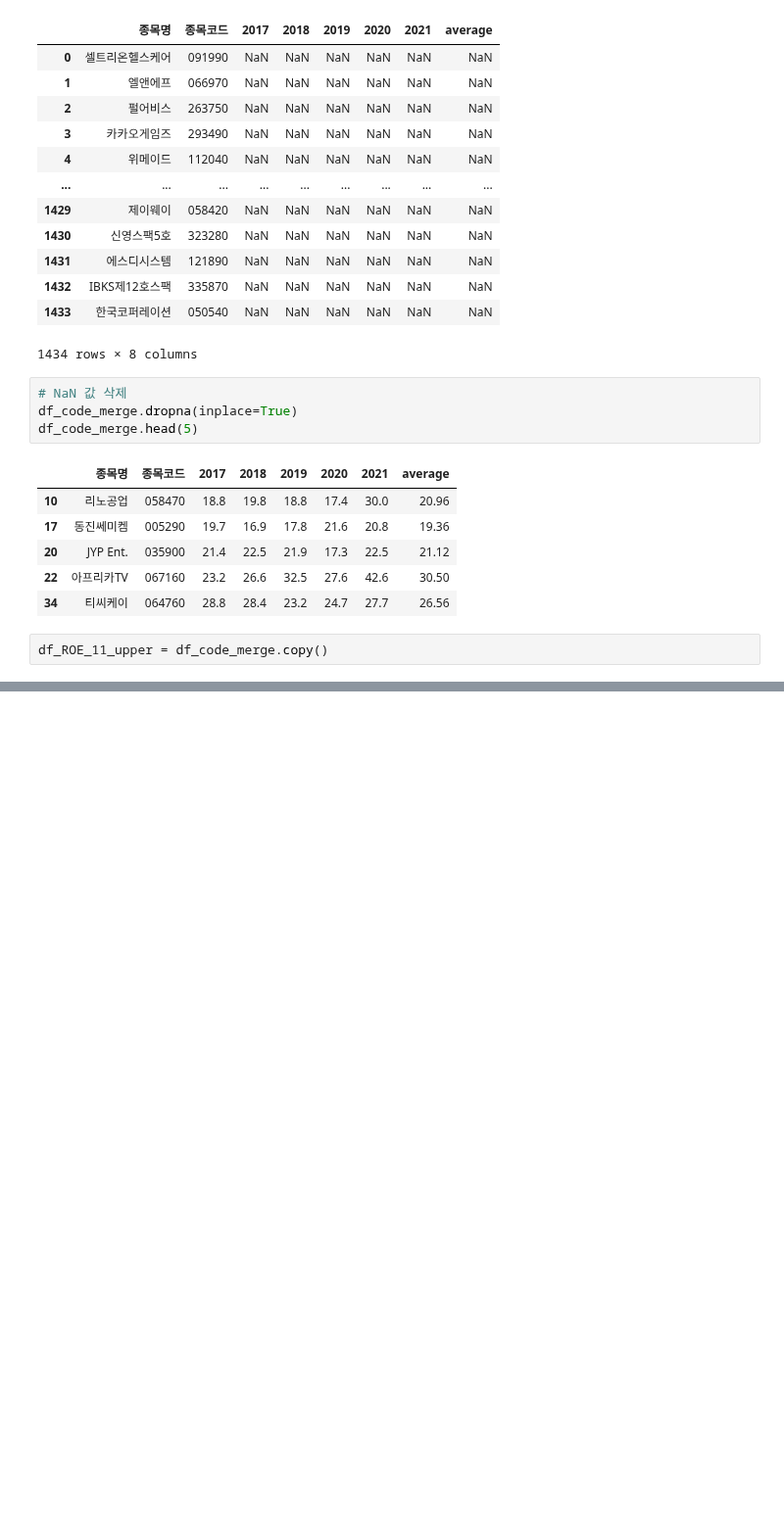
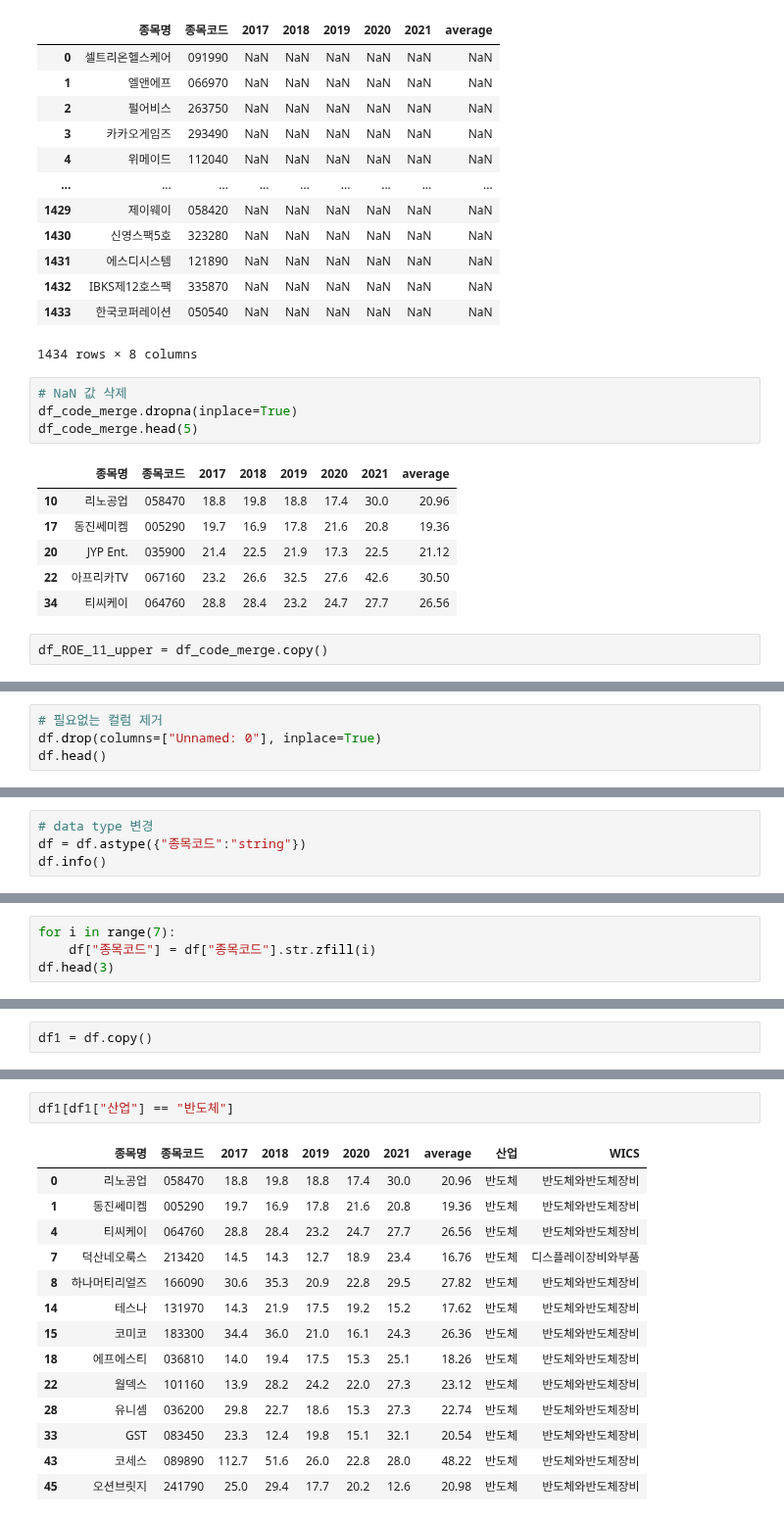
Before and after one commit to youngai1112/HK_Project, a Jupyter notebook: 3_데이터 가공/KOSDAQ&KOSPI/01_KOSDAQ_ROE&CODE.ipynb, the cells around one changed output, grey strips where cells are left out. Shown at 98% size. Drawn from its saved outputs; the diff is of its cells as text; blank space fills up the shorter version.

```diff
--- a/3_데이터 가공/KOSDAQ&KOSPI/01_KOSDAQ_ROE&CODE.ipynb
+++ b/3_데이터 가공/KOSDAQ&KOSPI/01_KOSDAQ_ROE&CODE.ipynb
@@ -206,0 +220,4 @@ df_ROE_11_upper = df_code_merge.copy()
+# %%
+# 필요없는 컬럼 제거
+df.drop(columns=["Unnamed: 0"], inplace=True)
+df.head()
@@ -206,0 +231,4 @@ df_ROE_11_upper = df_code_merge.copy()
+# %%
+# data type 변경
+df = df.astype({"종목코드":"string"})
+df.info()
@@ -206,0 +255,4 @@ df_ROE_11_upper = df_code_merge.copy()
+# %%
+for i in range(7):
+    df["종목코드"] = df["종목코드"].str.zfill(i)
+df.head(3)
@@ -206,0 +264,2 @@ df_ROE_11_upper = df_code_merge.copy()
+# %%
+df1 = df.copy()
@@ -206,0 +325,17 @@ df_ROE_11_upper = df_code_merge.copy()
+# %%
+df1[df1["산업"] == "반도체"]
+# %% [output]
+|  | 종목명 | 종목코드 | 2017 | 2018 | 2019 | 2020 | 2021 | average | 산업 | WICS |
+| 0 | 리노공업 | 058470 | 18.8 | 19.8 | 18.8 | 17.4 | 30.0 | 20.96 | 반도체 | 반도체와반도체장비 |
+| 1 | 동진쎄미켐 | 005290 | 19.7 | 16.9 | 17.8 | 21.6 | 20.8 | 19.36 | 반도체 | 반도체와반도체장비 |
+| 4 | 티씨케이 | 064760 | 28.8 | 28.4 | 23.2 | 24.7 | 27.7 | 26.56 | 반도체 | 반도체와반도체장비 |
+| 7 | 덕산네오룩스 | 213420 | 14.5 | 14.3 | 12.7 | 18.9 | 23.4 | 16.76 | 반도체 | 디스플레이장비와부품 |
+| 8 | 하나머티리얼즈 | 166090 | 30.6 | 35.3 | 20.9 | 22.8 | 29.5 | 27.82 | 반도체 | 반도체와반도체장비 |
+| 14 | 테스나 | 131970 | 14.3 | 21.9 | 17.5 | 19.2 | 15.2 | 17.62 | 반도체 | 반도체와반도체장비 |
+| 15 | 코미코 | 183300 | 34.4 | 36.0 | 21.0 | 16.1 | 24.3 | 26.36 | 반도체 | 반도체와반도체장비 |
+| 18 | 에프에스티 | 036810 | 14.0 | 19.4 | 17.5 | 15.3 | 25.1 | 18.26 | 반도체 | 반도체와반도체장비 |
+| 22 | 월덱스 | 101160 | 13.9 | 28.2 | 24.2 | 22.0 | 27.3 | 23.12 | 반도체 | 반도체와반도체장비 |
+| 28 | 유니셈 | 036200 | 29.8 | 22.7 | 18.6 | 15.3 | 27.3 | 22.74 | 반도체 | 반도체와반도체장비 |
+| 33 | GST | 083450 | 23.3 | 12.4 | 19.8 | 15.1 | 32.1 | 20.54 | 반도체 | 반도체와반도체장비 |
+| 43 | 코세스 | 089890 | 112.7 | 51.6 | 26.0 | 22.8 | 28.0 | 48.22 | 반도체 | 반도체와반도체장비 |
+| 45 | 오션브릿지 | 241790 | 25.0 | 29.4 | 17.7 | 20.2 | 12.6 | 20.98 | 반도체 | 반도체와반도체장비 |
```
Also changed, not shown: parts of 14 cells of this notebook.
